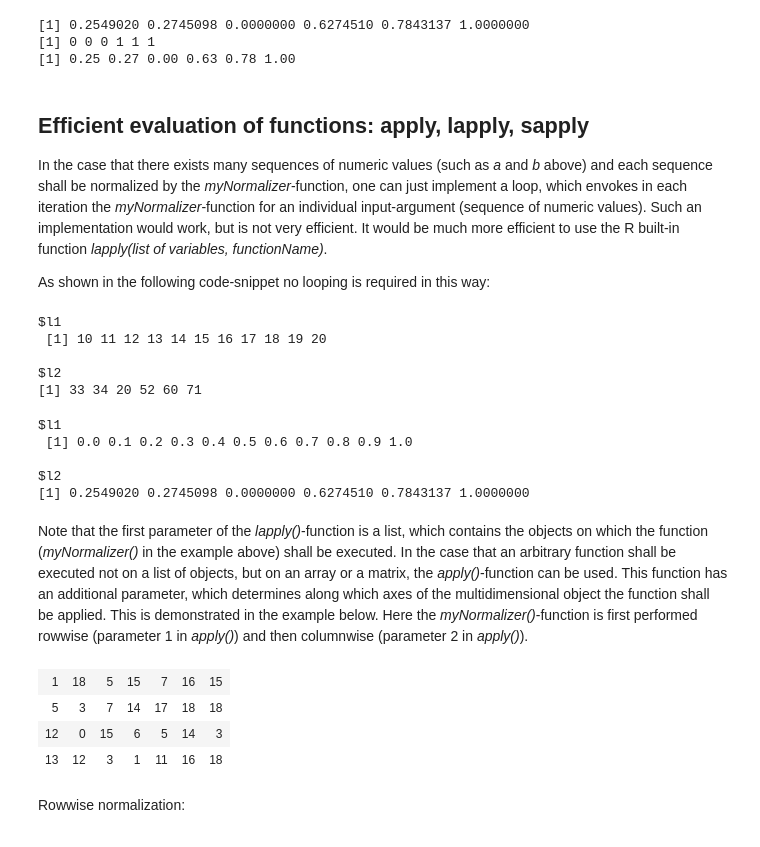
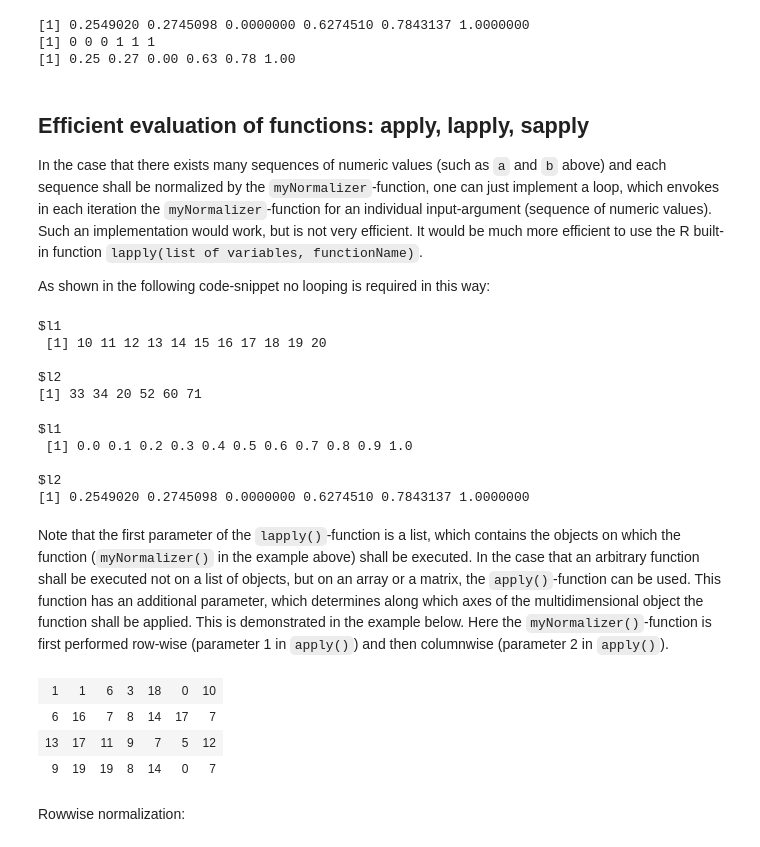
Before and after one commit to Mirza0602/Python, a Jupyter notebook: R/Lecture/01Basics/06Functions.ipynb, the cells around one changed output. Cells and saved outputs as stored; diff of their text form; code cells hidden in the pictures.

```diff
--- a/R/Lecture/01Basics/06Functions.ipynb
+++ b/R/Lecture/01Basics/06Functions.ipynb
@@ -267,7 +295,7 @@ print(B)
 [1] 0.25 0.27 0.00 0.63 0.78 1.00
 # %% [markdown]
 ## Efficient evaluation of functions: apply, lapply, sapply
-In the case that there exists many sequences of numeric values (such as *a* and *b* above) and each sequence shall be normalized by the *myNormalizer*-function, one can just implement a loop, which envokes in each iteration the *myNormalizer*-function for an individual input-argument (sequence of numeric values). Such an implementation would work, but is not very efficient. It would be much more efficient to use the R built-in function *lapply(list of variables, functionName)*.
+In the case that there exists many sequences of numeric values (such as `a` and `b` above) and each sequence shall be normalized by the `myNormalizer`-function, one can just implement a loop, which envokes in each iteration the `myNormalizer`-function for an individual input-argument (sequence of numeric values). Such an implementation would work, but is not very efficient. It would be much more efficient to use the R built-in function `lapply(list of variables, functionName)`.
 
 As shown in the following code-snippet no looping is required in this way:
 # %%
@@ -280,26 +307,22 @@ $l1
 $l2
 [1] 33 34 20 52 60 71
 # %%
-columnlistNormed<-lapply(columnlist,myNormalizer)
+(columnlistNormed<-lapply(columnlist,myNormalizer))
+# %% [output]
+$l1
+ [1] 0.0 0.1 0.2 0.3 0.4 0.5 0.6 0.7 0.8 0.9 1.0
+
+$l2
+[1] 0.2549020 0.2745098 0.0000000 0.6274510 0.7843137 1.0000000
-# %%
-columnlistNormed
-# %% [output]
-$l1
- [1] 0.0 0.1 0.2 0.3 0.4 0.5 0.6 0.7 0.8 0.9 1.0
-
-$l2
-[1] 0.2549020 0.2745098 0.0000000 0.6274510 0.7843137 1.0000000
 # %% [markdown]
-Note that the first parameter of the *lapply()*-function is a list, which contains the objects on which the function (*myNormalizer()* in the example above) shall be executed. In the case that an arbitrary function shall be executed not on a list of objects, but on an array or a matrix, the *apply()*-function can be used. This function has an additional parameter, which determines along which axes of the multidimensional object the function shall be applied. This is demonstrated in the example below. Here the *myNormalizer()*-function is first performed rowwise (parameter 1 in *apply()*) and then columnwise (parameter 2 in *apply()*).
+Note that the first parameter of the `lapply()`-function is a list, which contains the objects on which the function (`myNormalizer()` in the example above) shall be executed. In the case that an arbitrary function shall be executed not on a list of objects, but on an array or a matrix, the `apply()`-function can be used. This function has an additional parameter, which determines along which axes of the multidimensional object the function shall be applied. This is demonstrated in the example below. Here the `myNormalizer()`-function is first performed row-wise (parameter 1 in `apply()`) and then columnwise (parameter 2 in `apply()`).
 # %%
-mymat=matrix(floor(runif(28)*20),nrow=4,ncol=7)
+(mymat<-matrix(floor(runif(28)*20),nrow=4,ncol=7))
+# %% [output]
+| 1 | 1 | 6 | 3 | 18 | 0 | 10 |
+| 6 | 16 | 7 | 8 | 14 | 17 | 7 |
+| 13 | 17 | 11 | 9 | 7 | 5 | 12 |
+| 9 | 19 | 19 | 8 | 14 | 0 | 7 |
-# %%
-mymat
-# %% [output]
-| 1 | 18 | 5 | 15 | 7 | 16 | 15 |
-| 5 | 3 | 7 | 14 | 17 | 18 | 18 |
-| 12 | 0 | 15 | 6 | 5 | 14 | 3 |
-| 13 | 12 | 3 | 1 | 11 | 16 | 18 |
 # %% [markdown]
 Rowwise normalization:
 # %%
```
Also changed, not shown: parts of 17 cells of this notebook, 9 other files.
